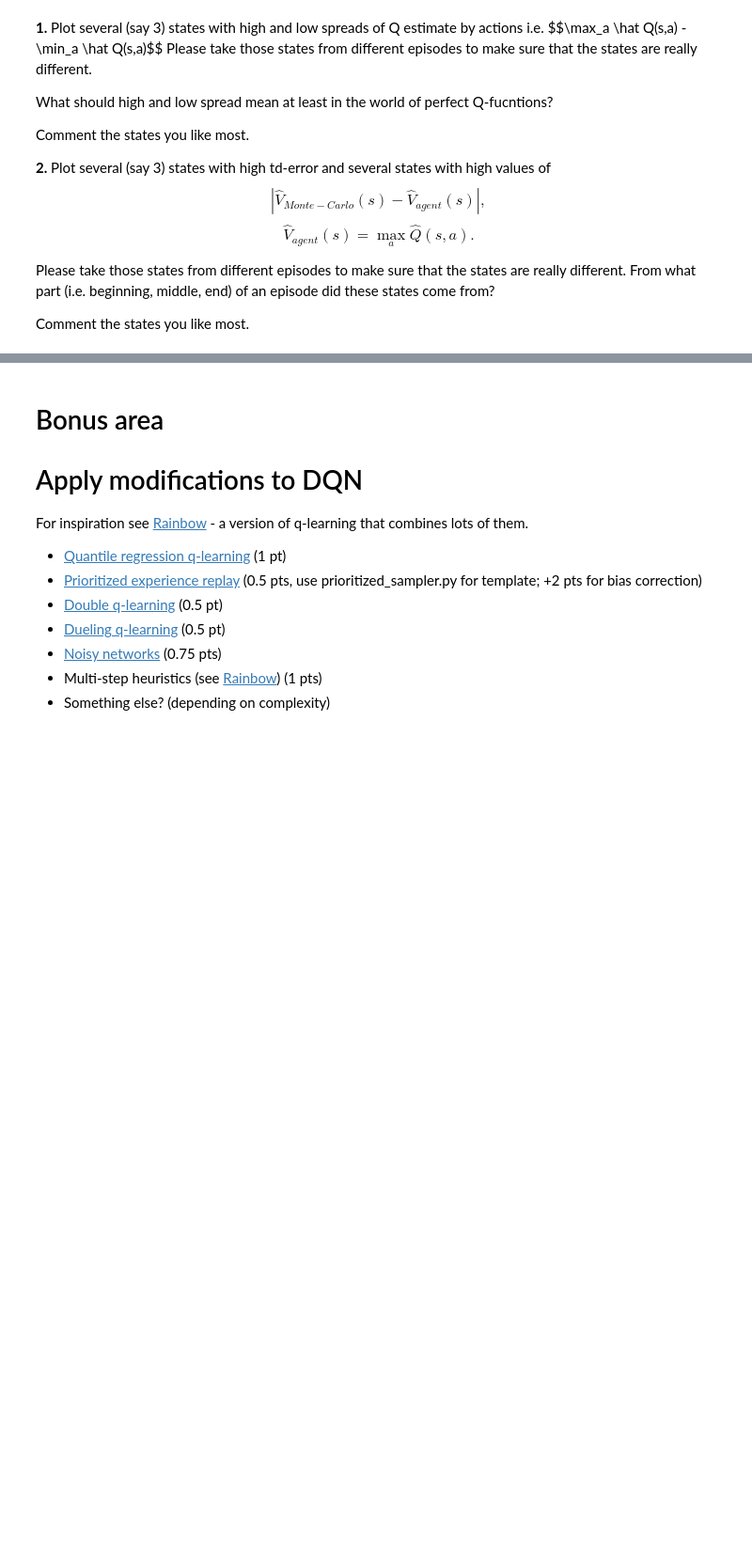
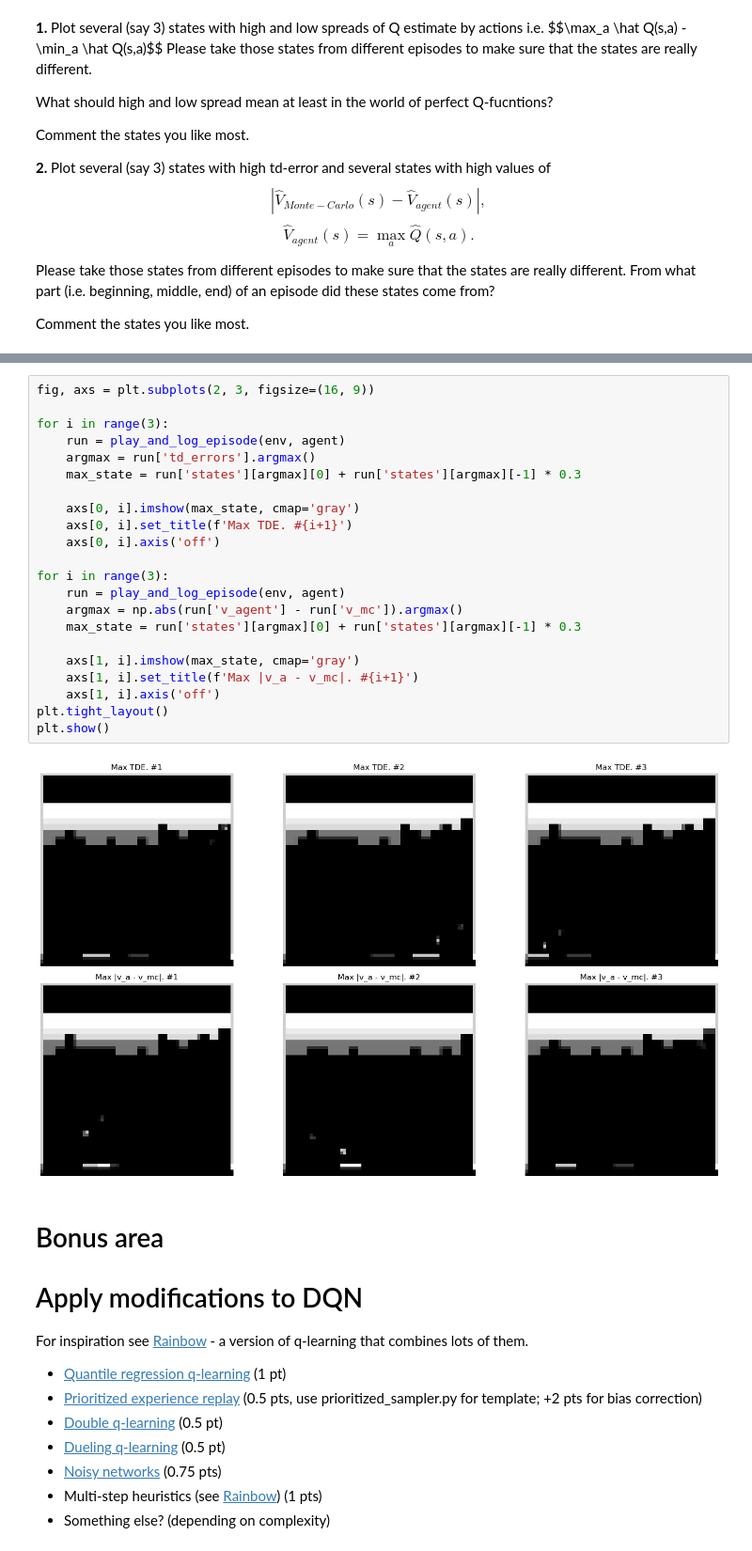
Before and after one commit to dogfew/rl_hw, a Jupyter notebook: hw2/hw_2_dqn_cnn.ipynb, the cells around one changed output, grey strips where cells are left out. Shown: that part at 94% size. Saved outputs shown, nothing was run; the diff lists cells and outputs as text; blank space fills up the shorter version.

```diff
--- a/hw2/hw_2_dqn_cnn.ipynb
+++ b/hw2/hw_2_dqn_cnn.ipynb
@@ -964,3 +980,27 @@ SyntaxError: invalid syntax (2037547396.py, line 3)
+# %%
+fig, axs = plt.subplots(2, 3, figsize=(16, 9))
+
+for i in range(3):
+    run = play_and_log_episode(env, agent)
+    argmax = run['td_errors'].argmax()
+    max_state = run['states'][argmax][0] + run['states'][argmax][-1] * 0.3
+
+    axs[0, i].imshow(max_state, cmap='gray')
+    axs[0, i].set_title(f'Max TDE. #{i+1}')
+    axs[0, i].axis('off')
+
+for i in range(3):
+    run = play_and_log_episode(env, agent)
+    argmax = np.abs(run['v_agent'] - run['v_mc']).argmax()
+    max_state = run['states'][argmax][0] + run['states'][argmax][-1] * 0.3
+
+    axs[1, i].imshow(max_state, cmap='gray')
+    axs[1, i].set_title(f'Max |v_a - v_mc|. #{i+1}')
+    axs[1, i].axis('off')
+plt.tight_layout()
+plt.show()
+# %% [output]
+[figure, added]
 # %% [markdown]
 # Bonus area
 # Apply modifications to DQN
```
Also changed, not shown: parts of 16 cells of this notebook.
